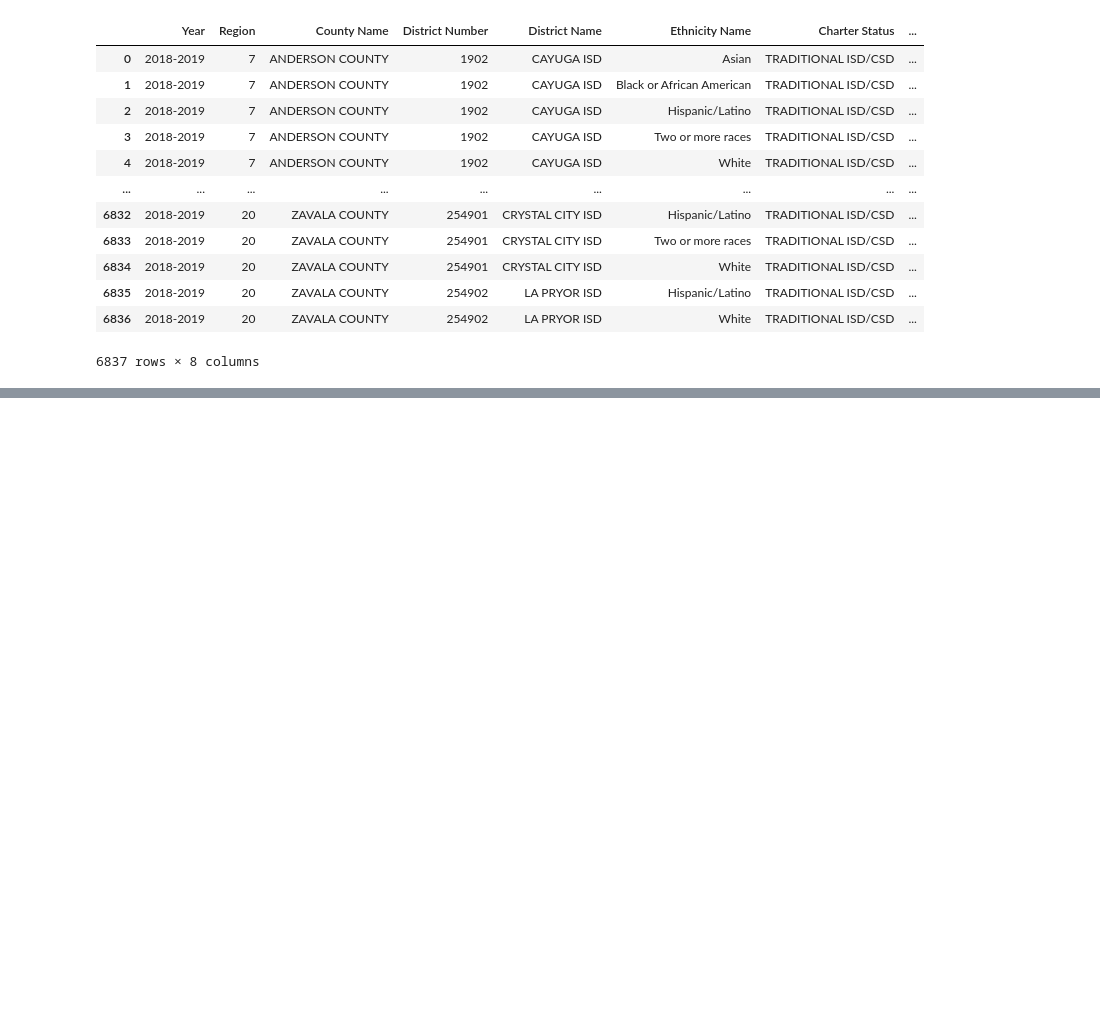
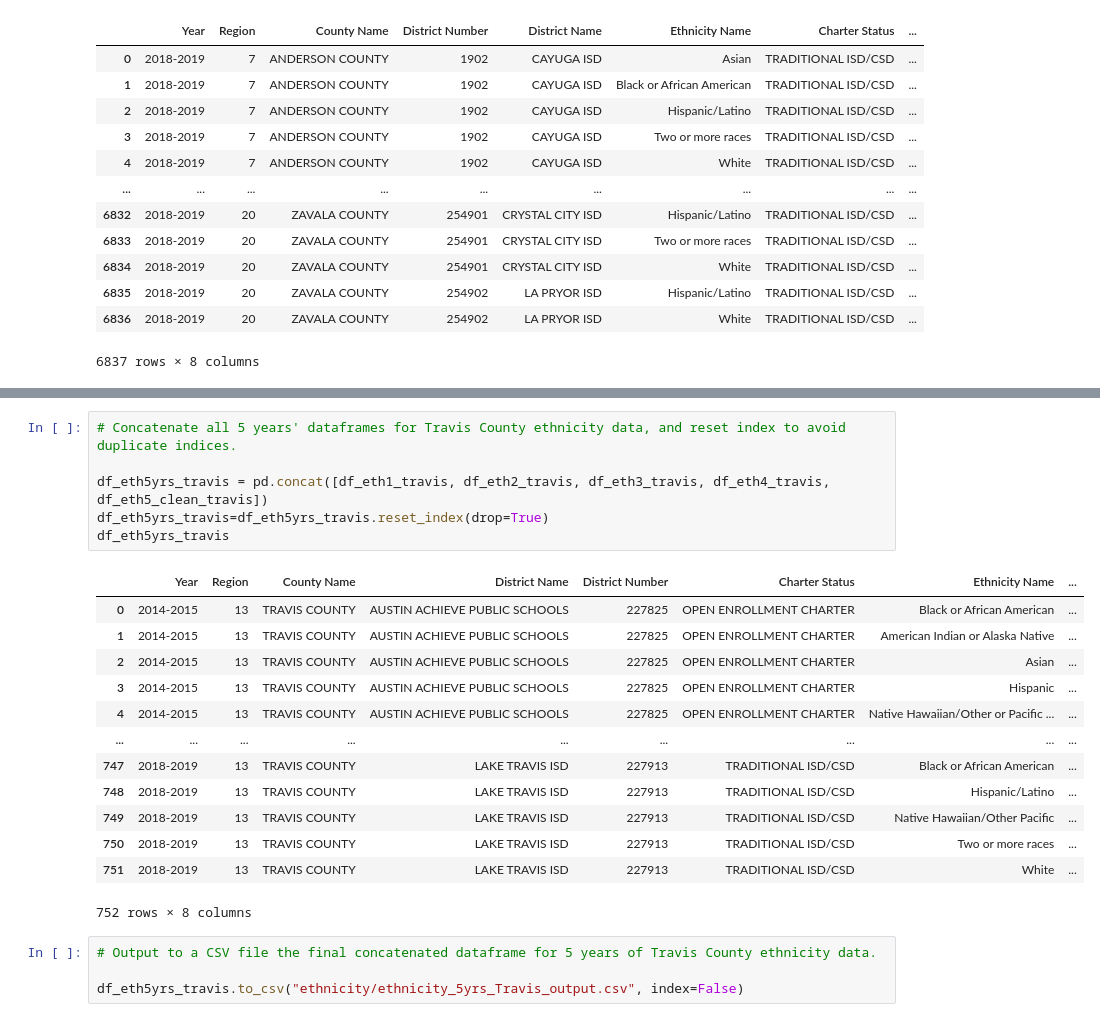
Before and after one commit to tpohl535/project_one_yellow_ninjas, a Jupyter notebook: Schools/schools-perf-amy.ipynb, the cells around one changed output, grey strips where cells are left out. Drawn from its saved outputs; the diff is of its cells as text; blank space fills up the shorter version.

```diff
--- a/Schools/schools-perf-amy.ipynb
+++ b/Schools/schools-perf-amy.ipynb
@@ -194,0 +213,24 @@ df_eth5_clean
+# %%
+# Concatenate all 5 years' dataframes for Travis County ethnicity data, and reset index to avoid duplicate indices.
+
+df_eth5yrs_travis = pd.concat([df_eth1_travis, df_eth2_travis, df_eth3_travis, df_eth4_travis, df_eth5_clean_travis])
+df_eth5yrs_travis=df_eth5yrs_travis.reset_index(drop=True)
+df_eth5yrs_travis
+# %% [output]
+|  | Year | Region | County Name | District Name | District Number | Charter Status | Ethnicity Name | ... |
+| 0 | 2014-2015 | 13 | TRAVIS COUNTY | AUSTIN ACHIEVE PUBLIC SCHOOLS | 227825 | OPEN ENROLLMENT CHARTER | Black or African American | ... |
+| 1 | 2014-2015 | 13 | TRAVIS COUNTY | AUSTIN ACHIEVE PUBLIC SCHOOLS | 227825 | OPEN ENROLLMENT CHARTER | American Indian or Alaska Native | ... |
+| 2 | 2014-2015 | 13 | TRAVIS COUNTY | AUSTIN ACHIEVE PUBLIC SCHOOLS | 227825 | OPEN ENROLLMENT CHARTER | Asian | ... |
+| 3 | 2014-2015 | 13 | TRAVIS COUNTY | AUSTIN ACHIEVE PUBLIC SCHOOLS | 227825 | OPEN ENROLLMENT CHARTER | Hispanic | ... |
+| 4 | 2014-2015 | 13 | TRAVIS COUNTY | AUSTIN ACHIEVE PUBLIC SCHOOLS | 227825 | OPEN ENROLLMENT CHARTER | Native Hawaiian/Other or Pacific ... | ... |
+| ... | ... | ... | ... | ... | ... | ... | ... | ... |
+| 747 | 2018-2019 | 13 | TRAVIS COUNTY | LAKE TRAVIS ISD | 227913 | TRADITIONAL ISD/CSD | Black or African American | ... |
+| 748 | 2018-2019 | 13 | TRAVIS COUNTY | LAKE TRAVIS ISD | 227913 | TRADITIONAL ISD/CSD | Hispanic/Latino | ... |
+| 749 | 2018-2019 | 13 | TRAVIS COUNTY | LAKE TRAVIS ISD | 227913 | TRADITIONAL ISD/CSD | Native Hawaiian/Other Pacific | ... |
+| 750 | 2018-2019 | 13 | TRAVIS COUNTY | LAKE TRAVIS ISD | 227913 | TRADITIONAL ISD/CSD | Two or more races | ... |
+| 751 | 2018-2019 | 13 | TRAVIS COUNTY | LAKE TRAVIS ISD | 227913 | TRADITIONAL ISD/CSD | White | ... |
+752 rows × 8 columns
+# %%
+# Output to a CSV file the final concatenated dataframe for 5 years of Travis County ethnicity data.
+
+df_eth5yrs_travis.to_csv("ethnicity/ethnicity_5yrs_Travis_output.csv", index=False)
```
Also changed, not shown: parts of 4 cells of this notebook, 2 other files.
